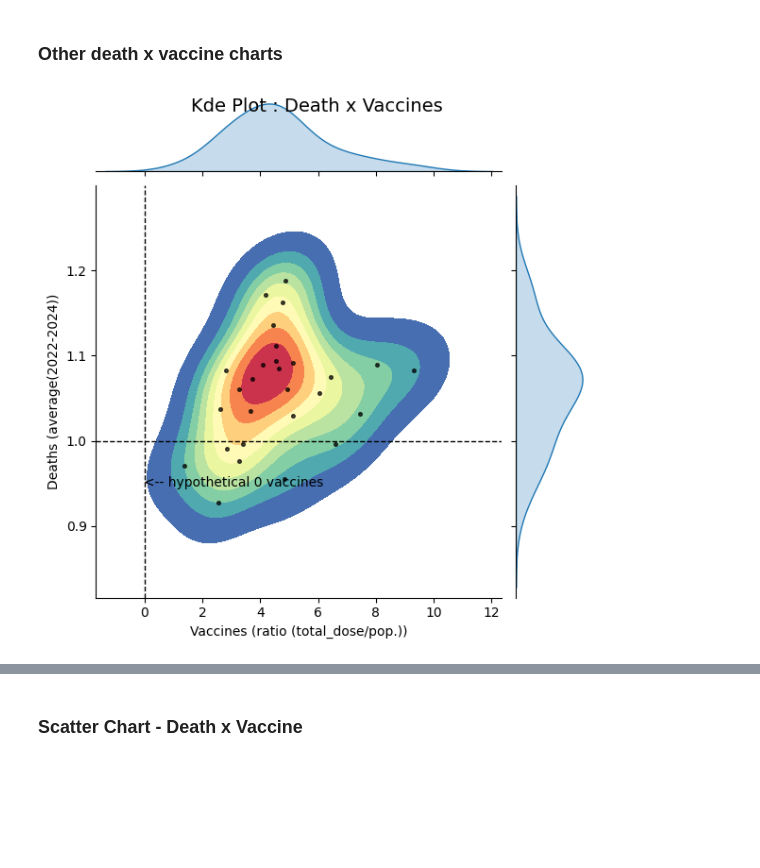
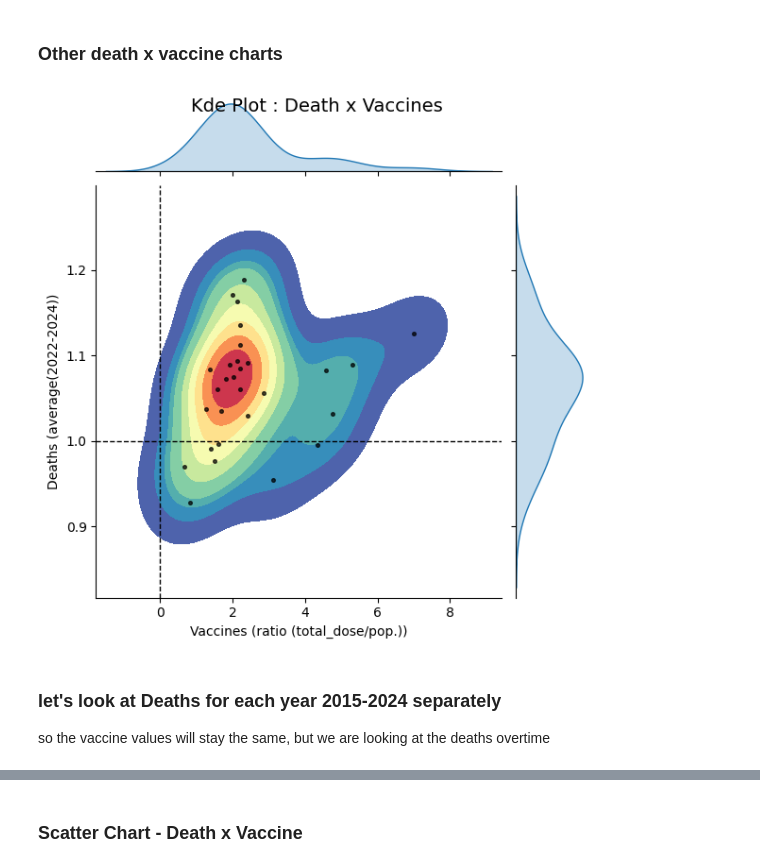
Before and after one commit to jgarza9788/Excess_Mortality_And_Vaccines_In_Europe, a Jupyter notebook: main.ipynb, the cells around one changed output, grey strips where cells are left out. Cells and saved outputs as stored; diff of their text form; code cells hidden in the pictures; blank space fills up the shorter version.

```diff
--- a/main.ipynb
+++ b/main.ipynb
@@ -837,6 +835,7 @@ codn.to_csv(r'out\cod_data_norm.csv',index=False)
 # %%
 # import Vaccine Data
 vd = pd.read_csv(os.path.join(DataDIR,'data.csv'))
+vd = vd[vd['TargetGroup'] == 'ALL']
 
 # create a year column
 vd['year'] = pd.to_numeric(vd['YearWeekISO'].str[0:4])
@@ -1669,32 +1769,36 @@ g = sns.jointplot(
     x="value",
     y="average(2022-2024)",
     kind="kde",
     fill=True,
     cmap=heatmapCM
 )
 
 # Add scatter points on top
 g.ax_joint.scatter(
     temp["value"],
     temp['average(2022-2024)'],
     color="black",
     alpha=0.7,
     s=7
 )
 
 
 g.set_axis_labels( "Vaccines (ratio (total_dose/pop.))","Deaths (average(2022-2024))")
 
 g.figure.suptitle("Kde Plot : Death x Vaccines", fontsize=14)
 
 # Add a title
-plt.title("<-- hypothetical 0 vaccines", fontsize=10,x=0.34,y=0.25)
+# plt.title("<-- hypothetical 0 vaccines", fontsize=10,x=0.34,y=0.25)
 
 # Add vertical and horizontal lines
 plt.axvline(x=0.0, color='black', linestyle='--', linewidth=1)  # Vertical line at x=20
 plt.axhline(y=1.0, color='black', linestyle='--', linewidth=1)  # Horizontal line at y=3
 
 # display(vdravg)
 plt.show()
 # %% [output]
-[figure, old version]
+[figure, new version]
+# %% [markdown]
+### let's look at Deaths for each year 2015-2024 separately
+so the vaccine values will stay the same,
+but we are looking at the deaths overtime
```
Also changed, not shown: parts of 22 cells of this notebook, 3 other files.
